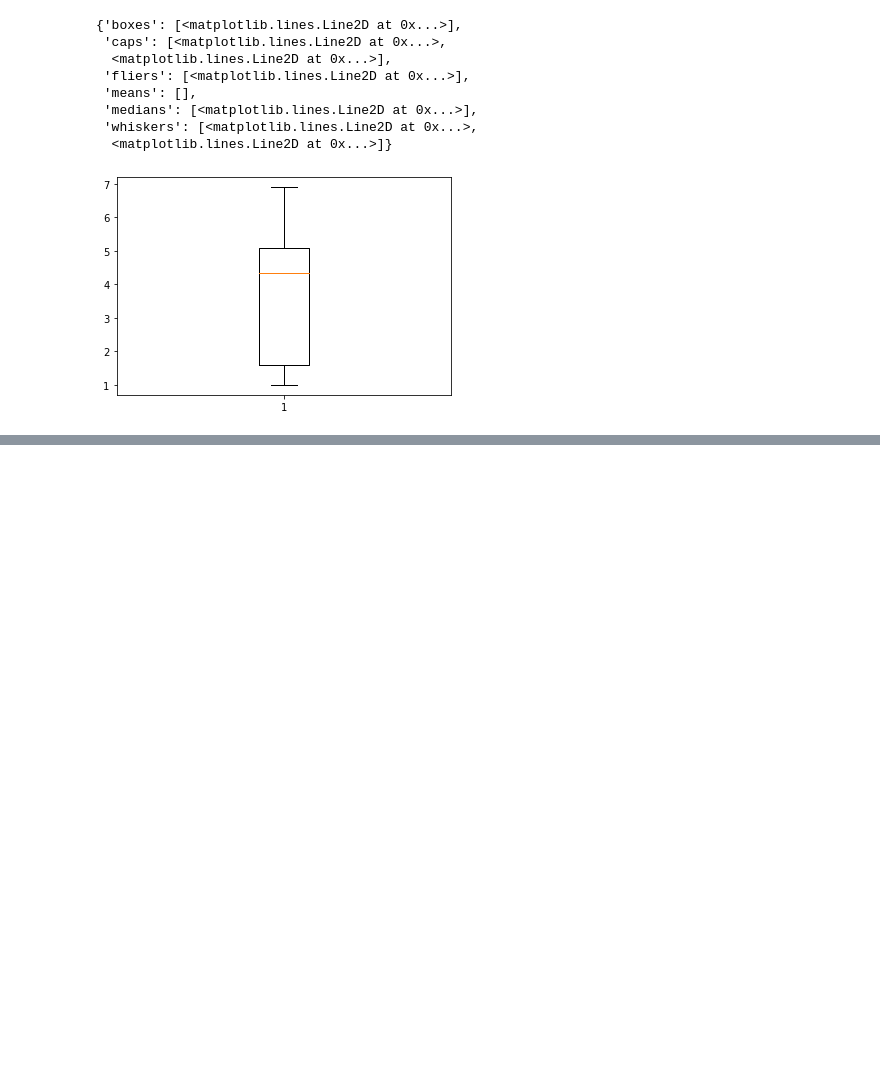
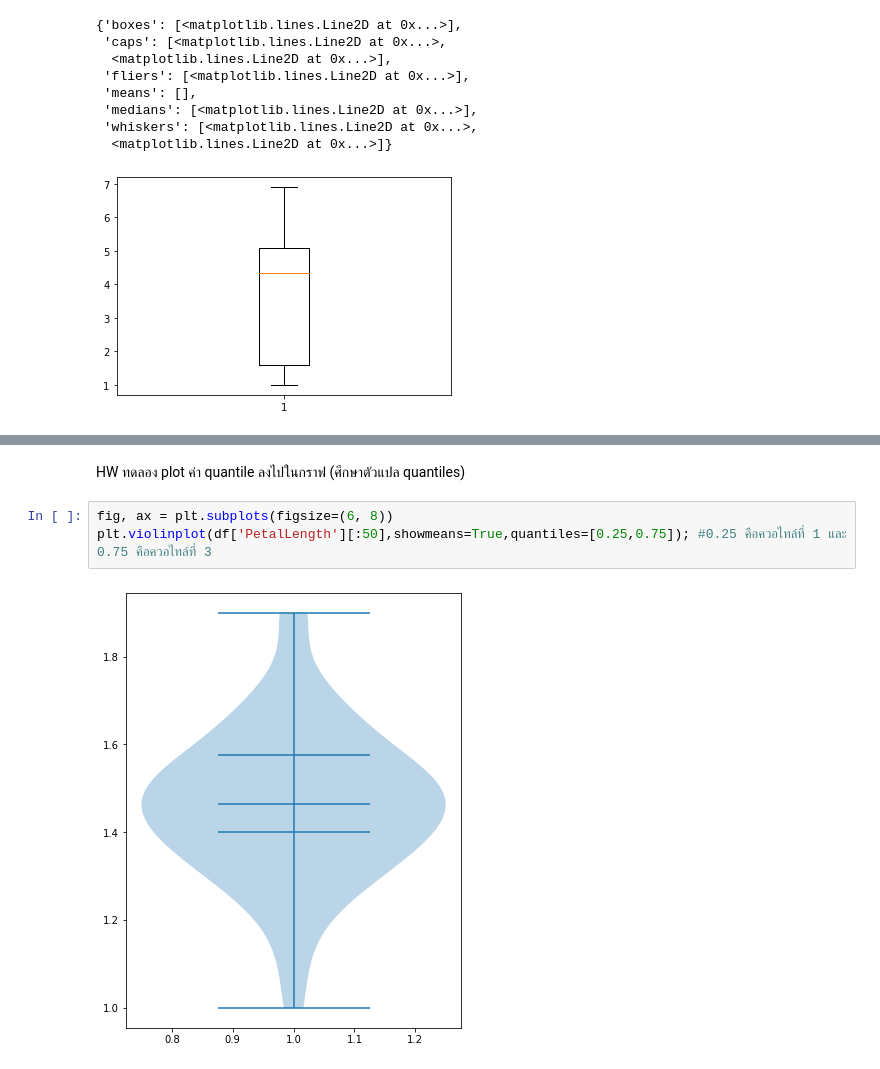
Before and after one commit to Supathatkh/data_viz_2022, a Jupyter notebook: DataViz02_Data_Distribution_.ipynb, the cells around one changed output, grey strips where cells are left out. Drawn from its saved outputs; the diff is of its cells as text; blank space fills up the shorter version.

```diff
--- a/DataViz02_Data_Distribution_.ipynb
+++ b/DataViz02_Data_Distribution_.ipynb
@@ -319,0 +343,7 @@ plt.boxplot(df['PetalLength'])
+# %% [markdown]
+HW ทดลอง plot ค่า quantile ลงไปในกราฟ (ศึกษาตัวแปล quantiles)
+# %%
+fig, ax = plt.subplots(figsize=(6, 8))
+plt.violinplot(df['PetalLength'][:50],showmeans=True,quantiles=[0.25,0.75]); #0.25 คือควอไทล์ที่ 1 และ 0.75 คือควอไทล์ที่ 3
+# %% [output]
+[figure, added]
```
Also changed, not shown: parts of 4 cells of this notebook.
